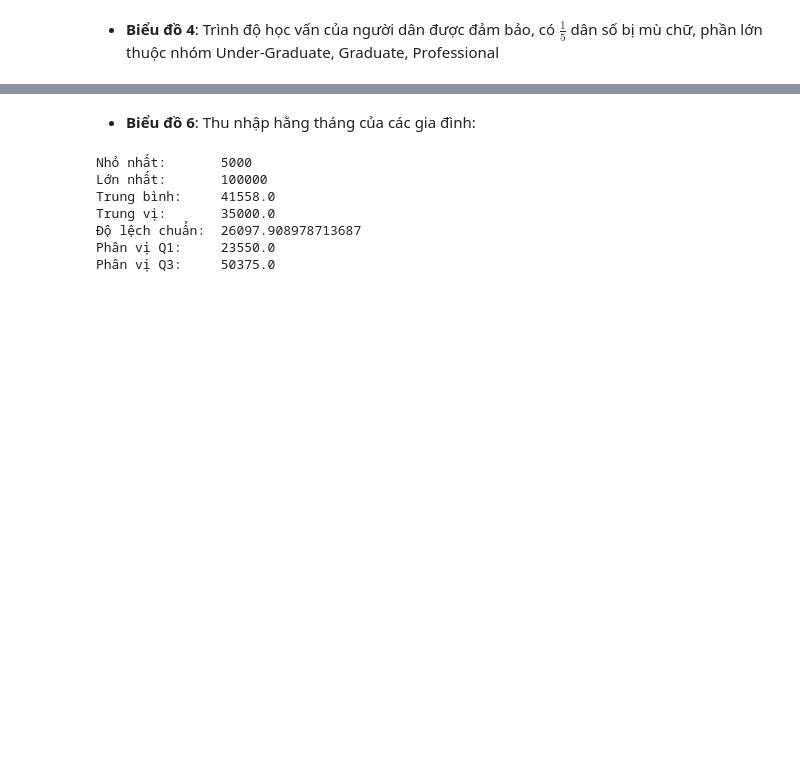
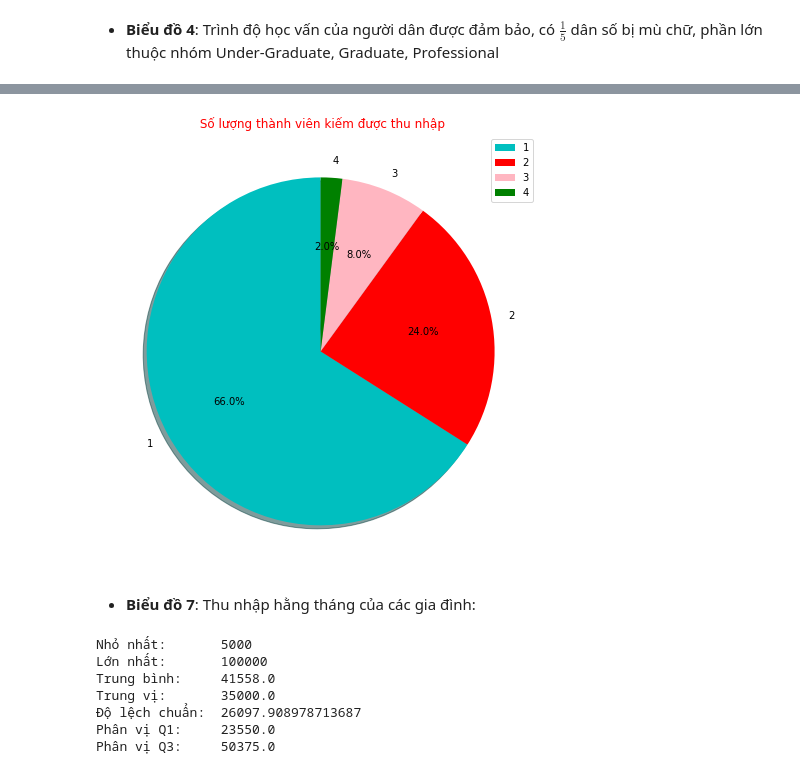
Before and after one commit to NguyenTanTan/B-i-t-p-python, a Jupyter notebook: Đồ_án_phân_tính_thống_kê_mô_tả.ipynb, the cells around one changed output, grey strips where cells are left out. Saved outputs shown, nothing was run; the diff lists cells and outputs as text; code cells hidden in the pictures; blank space fills up the shorter version.

Commit message:
Được tạo bằng Colaboratory

```diff
--- a/Đồ_án_phân_tính_thống_kê_mô_tả.ipynb
+++ b/Đồ_án_phân_tính_thống_kê_mô_tả.ipynb
@@ -218,3 +208,7 @@ drawn_pie(df['No_of_Earning_Members'],' Number of Earning Members')
+# %%
+drawn_pie(df['No_of_Earning_Members'],' Số lượng thành viên kiếm được thu nhập')
+# %% [output]
+[figure, added]
 # %%
 def calculate_stat_value(data):
   print("Nhỏ nhất:      ",data.min())
@@ -225,7 +219,7 @@ def calculate_stat_value(data):
   print('Phân vị Q1:    ',data.quantile(0.25))
   print('Phân vị Q3:    ',data.quantile(0.75))
 # %% [markdown]
-* **Biểu đồ 6**: Thu nhập hằng tháng của các gia đình:
+* **Biểu đồ 7**: Thu nhập hằng tháng của các gia đình:
 # %%
 calculate_stat_value(df['Mthly_HH_Income'])
 # %% [output]
```
Also changed, not shown: parts of 11 cells of this notebook.
